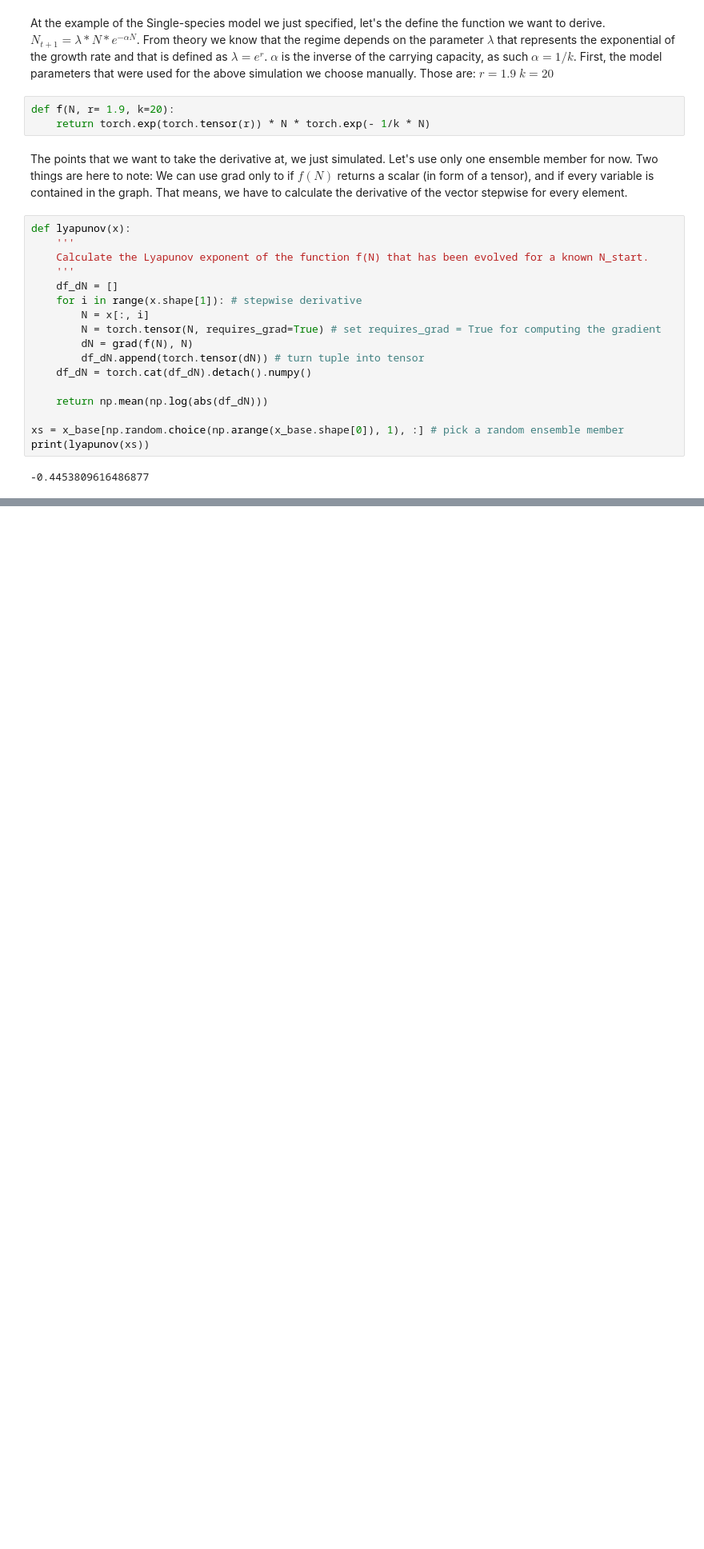
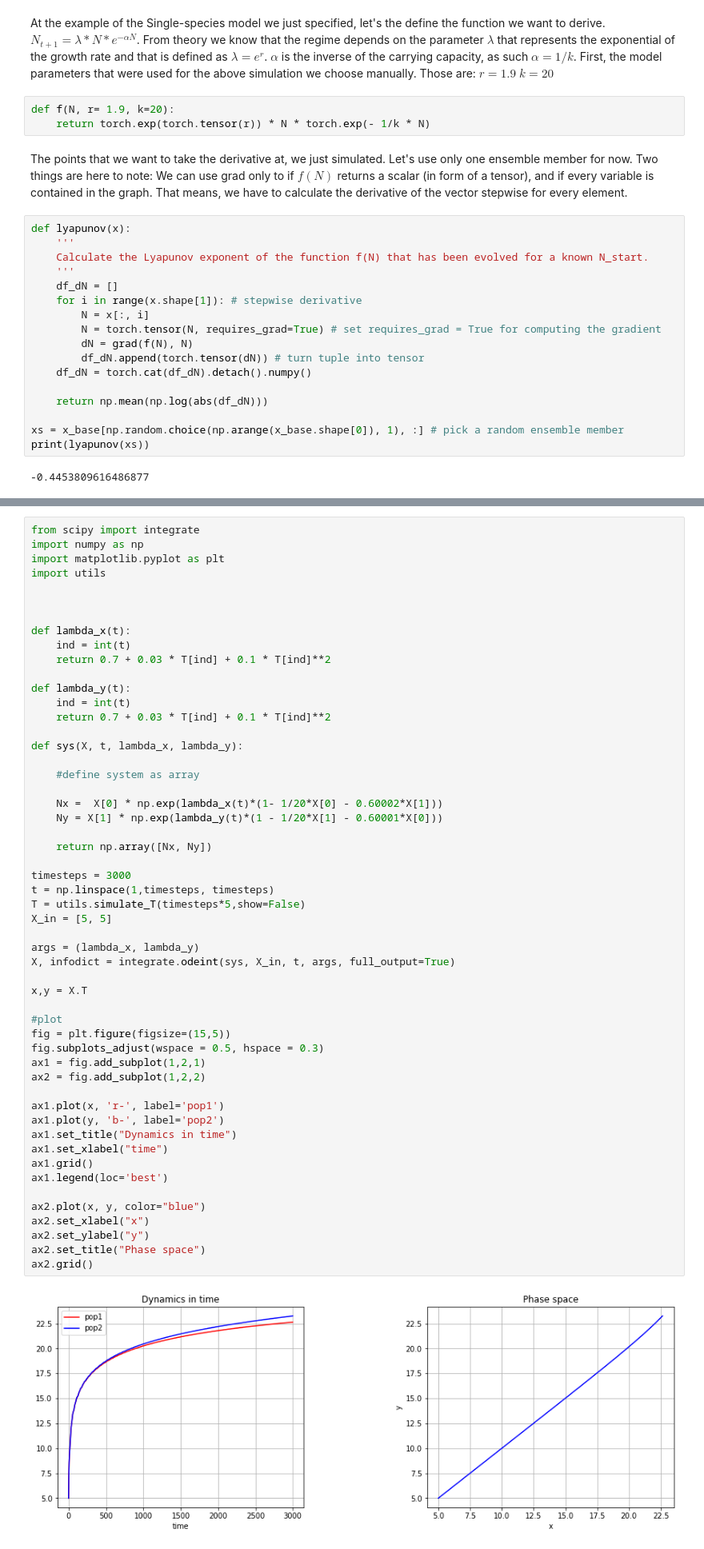
Before and after one commit to MWesselkamp/Ricker, a Jupyter notebook: Population_dynamics.ipynb, the cells around one changed output, grey strips where cells are left out. Shown: that part at 80% size. Saved outputs shown, nothing was run; the diff lists cells and outputs as text; blank space fills up the shorter version.

```diff
--- a/Population_dynamics.ipynb
+++ b/Population_dynamics.ipynb
@@ -208,0 +213,55 @@ print(lyapunov(xs))
+# %%
+from scipy import integrate
+import numpy as np
+import matplotlib.pyplot as plt
+import utils
+
+
+
+def lambda_x(t):
+    ind = int(t)
+    return 0.7 + 0.03 * T[ind] + 0.1 * T[ind]**2
+
+def lambda_y(t):
+    ind = int(t)
+    return 0.7 + 0.03 * T[ind] + 0.1 * T[ind]**2
+
+def sys(X, t, lambda_x, lambda_y):
+
+    #define system as array
+
+    Nx =  X[0] * np.exp(lambda_x(t)*(1- 1/20*X[0] - 0.60002*X[1]))
+    Ny = X[1] * np.exp(lambda_y(t)*(1 - 1/20*X[1] - 0.60001*X[0]))
+
+    return np.array([Nx, Ny])
+
+timesteps = 3000
+t = np.linspace(1,timesteps, timesteps)
+T = utils.simulate_T(timesteps*5,show=False)
+X_in = [5, 5]
+
+args = (lambda_x, lambda_y)
+X, infodict = integrate.odeint(sys, X_in, t, args, full_output=True)
+
+x,y = X.T
+
+#plot
+fig = plt.figure(figsize=(15,5))
+fig.subplots_adjust(wspace = 0.5, hspace = 0.3)
+ax1 = fig.add_subplot(1,2,1)
+ax2 = fig.add_subplot(1,2,2)
+
+ax1.plot(x, 'r-', label='pop1')
+ax1.plot(y, 'b-', label='pop2')
+ax1.set_title("Dynamics in time")
+ax1.set_xlabel("time")
+ax1.grid()
+ax1.legend(loc='best')
+
+ax2.plot(x, y, color="blue")
+ax2.set_xlabel("x")
+ax2.set_ylabel("y")
+ax2.set_title("Phase space")
+ax2.grid()
+# %% [output]
+[figure, added]
```
Also changed, not shown: parts of 2 cells of this notebook, 8 other files.
